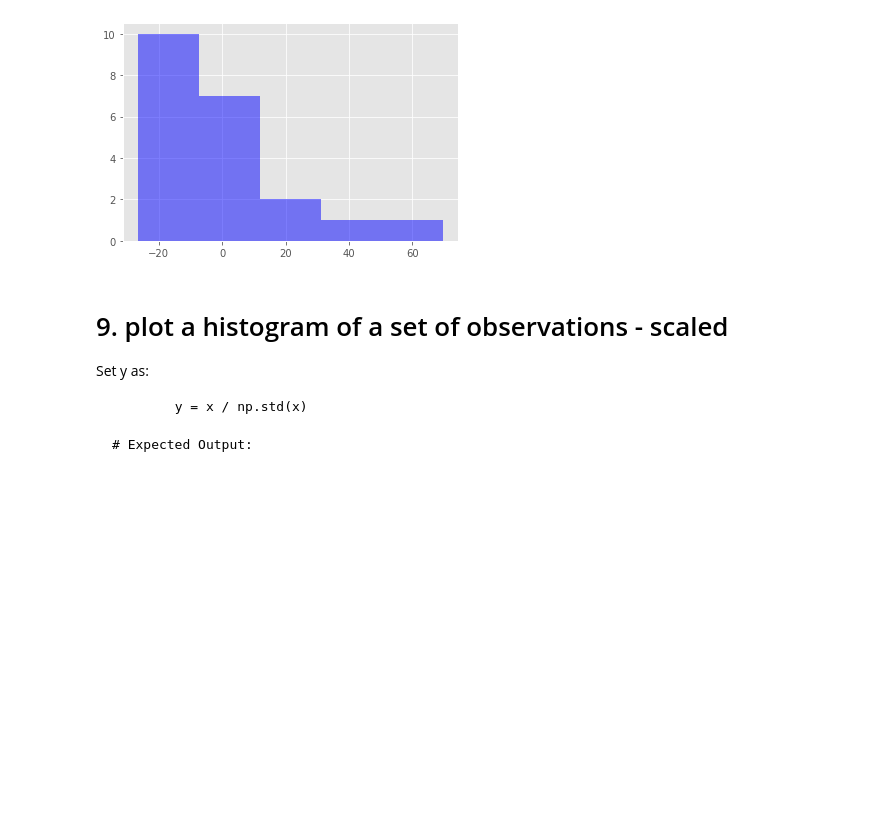
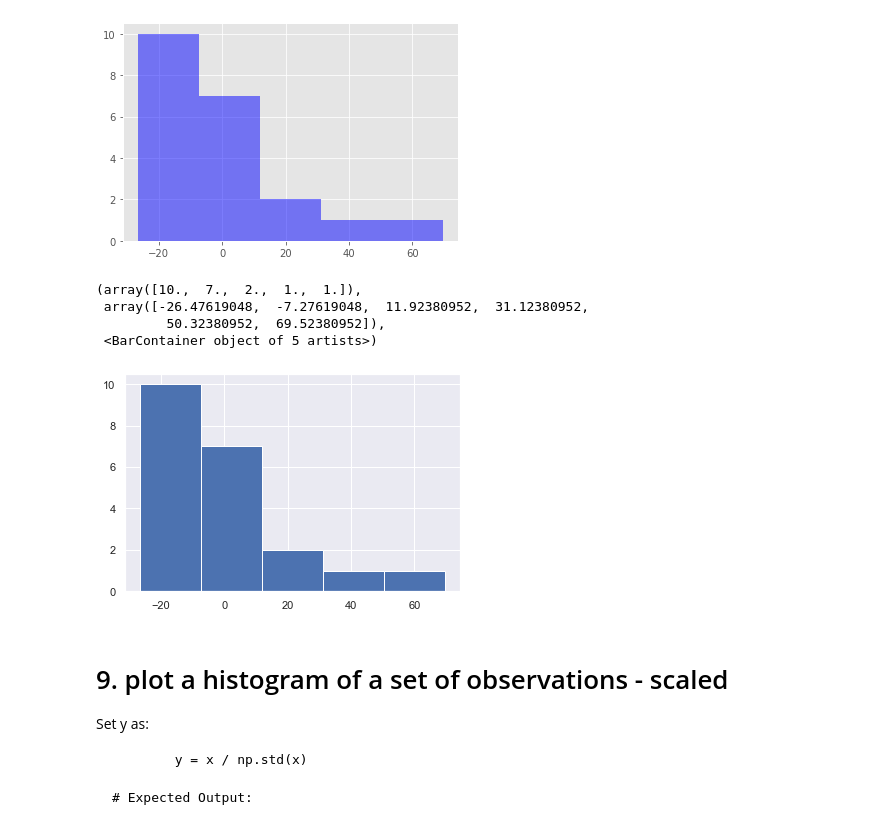
Before and after one commit to reediredale/institute-of-data, a Jupyter notebook: Lab 1.1.4 Statistics - part 2 Lab.ipynb, the cells around one changed output. Drawn from its saved outputs; the diff is of its cells as text; code cells hidden in the pictures; blank space fills up the shorter version.

```diff
--- a/Lab 1.1.4 Statistics - part 2 Lab.ipynb
+++ b/Lab 1.1.4 Statistics - part 2 Lab.ipynb
@@ -250,8 +256,17 @@ Experiment with various number of bins. Set y as:
 # %%
 # plot a histogram of a set of observations - centered
 # experiment with various number of bins
 x = [21,22,23,4,5,6,77,8,9,10,31,32,33,34,35,36,37,18,49,50,100]
 # ANSWER
+y = x - np.mean(x)
+plt.grid(color='w', linestyle='-', linewidth=1)
+plt.hist(y, bins = 5)
+# %% [output]
+(array([10.,  7.,  2.,  1.,  1.]),
+ array([-26.47619048,  -7.27619048,  11.92380952,  31.12380952,
+         50.32380952,  69.52380952]),
+ <BarContainer object of 5 artists>)
+[figure, added]
 # %% [markdown]
 # 9. plot a histogram of a set of observations - scaled
 
```
Also changed, not shown: parts of 2 cells of this notebook.
